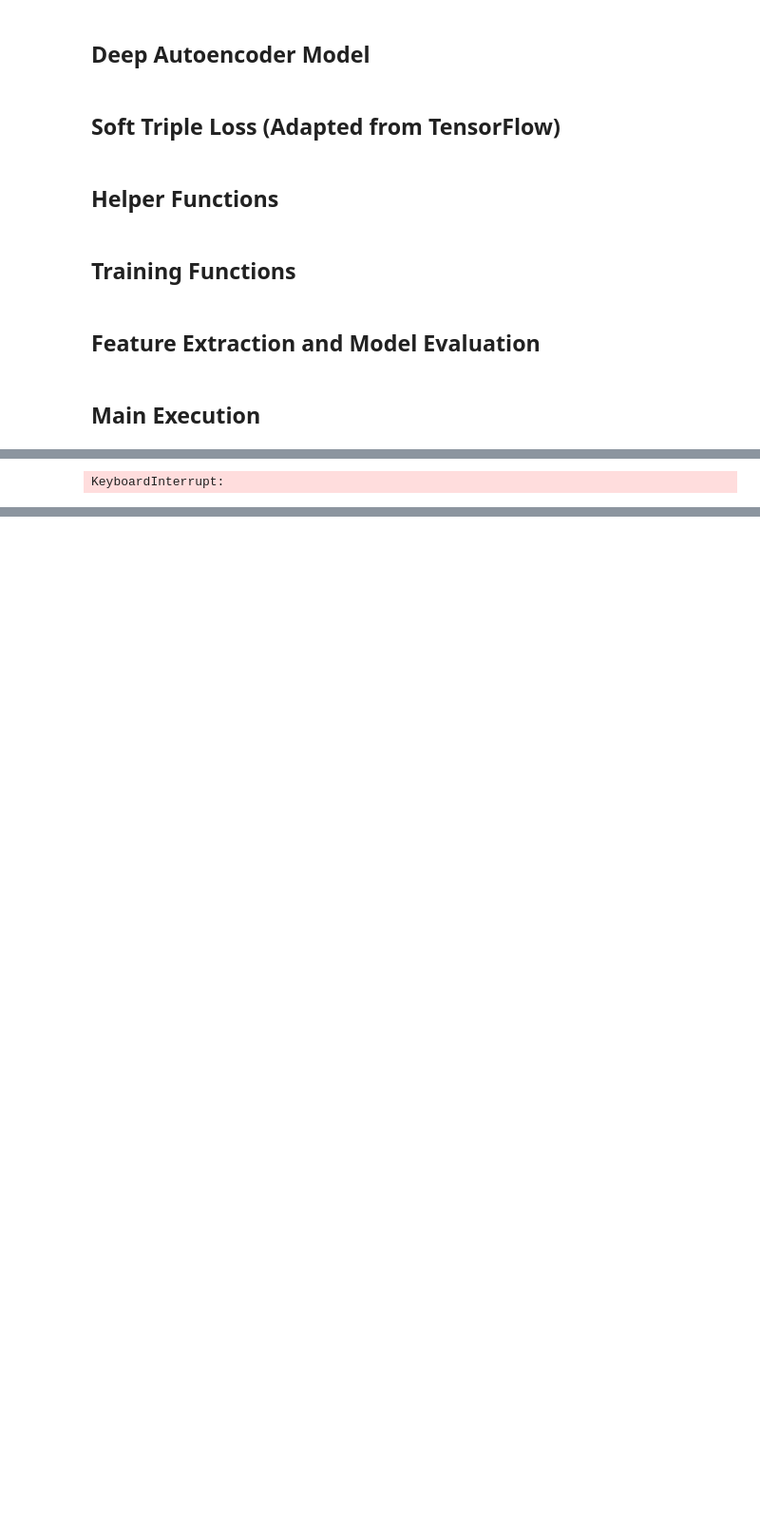
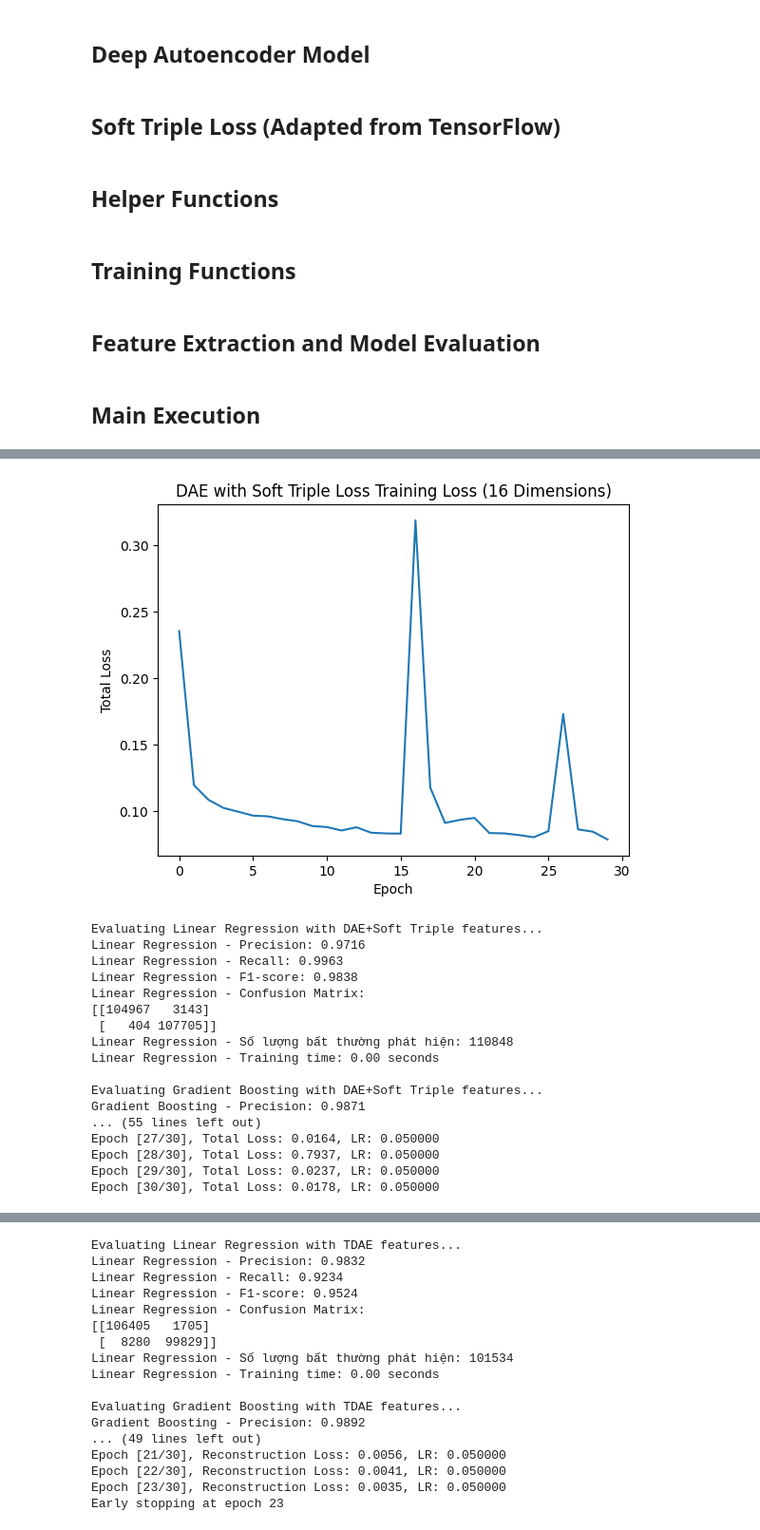
Before and after one commit to minhhieuop12/DAE-SoftTriplet, a Jupyter notebook: DSTAE.ipynb, the cells around one changed output, grey strips where cells are left out. Shown at 95% size. Cells and saved outputs as stored; diff of their text form; code cells hidden in the pictures; blank space fills up the shorter version.

```diff
--- a/DSTAE.ipynb
+++ b/DSTAE.ipynb
@@ -214,7 +212,7 @@ def magnet_loss(encoded, labels, num_clusters=8, m=8, alpha=1.0, epsilon=1e-6, m
 # %% [markdown]
 ## Training Functions
 # %%
-def train_DAE_soft_triplet(model, train_loader, optimizer, scheduler, centers, epochs=100, device='cuda', patience=10, gamma=0.1, delta=0.01, lambda_param=2.0):
+def train_DAE_soft_triplet(model, train_loader, optimizer, scheduler, centers, epochs=30, device='cuda', patience=10, gamma=0.1, delta=0.01, lambda_param=2.0):
     model.train()
     losses = []
     best_loss = float('inf')
@@ -254,7 +252,7 @@ def train_DAE_soft_triplet(model, train_loader, optimizer, scheduler, centers, e
                 break
     return losses
 
-def train_dae(model, train_loader, optimizer, scheduler, epochs=100, device='cuda', patience=10):
+def train_dae(model, train_loader, optimizer, scheduler, epochs=30, device='cuda', patience=10):
     model.train()
     losses = []
     best_loss = float('inf')
@@ -285,7 +283,7 @@ def train_dae(model, train_loader, optimizer, scheduler, epochs=100, device='cud
                 break
     return losses
 
-def train_TDAE(model, train_loader, optimizer, scheduler, epochs=100, device='cuda', patience=10):
+def train_TDAE(model, train_loader, optimizer, scheduler, epochs=30, device='cuda', patience=10):
     model.train()
     losses = []
     best_loss = float('inf')
@@ -318,7 +316,7 @@ def train_TDAE(model, train_loader, optimizer, scheduler, epochs=100, device='cu
                 break
     return losses
 
-def train_DMAE(model, train_loader, optimizer, scheduler, epochs=100, device='cuda', patience=20, alpha1=0.9, alpha2=0.01):
+def train_DMAE(model, train_loader, optimizer, scheduler, epochs=30, device='cuda', patience=20, alpha1=0.9, alpha2=0.01):
     model.train()
     losses = []
     best_loss = float('inf')
@@ -423,7 +421,7 @@ def main():
     optimizer = torch.optim.Adam(list(DAE_soft_triplet.parameters()) + [centers], lr=0.05)
     scheduler = torch.optim.lr_scheduler.ReduceLROnPlateau(optimizer, mode='min', factor=0.5, patience=10)
     start_time = time.time()
-    losses = train_DAE_soft_triplet(DAE_soft_triplet, train_loader_all, optimizer, scheduler, centers, epochs=100, device=device, gamma=0.1, delta=0.01, lambda_param=2.0)
+    losses = train_DAE_soft_triplet(DAE_soft_triplet, train_loader_all, optimizer, scheduler, centers, epochs=30, device=device, gamma=0.1, delta=0.01, lambda_param=2.0)
     soft_triplet_time = time.time() - start_time
     plt.plot(losses)
     plt.xlabel('Epoch')
@@ -457,7 +455,7 @@ def main():
     optimizer_TDAE = torch.optim.Adam(TDAE.parameters(), lr=0.05)
     scheduler_TDAE = torch.optim.lr_scheduler.ReduceLROnPlateau(optimizer_TDAE, mode='min', factor=0.5, patience=10)
     start_time = time.time()
-    losses_TDAE = train_TDAE(TDAE, train_loader_all, optimizer_TDAE, scheduler_TDAE, epochs=100, device=device)
+    losses_TDAE = train_TDAE(TDAE, train_loader_all, optimizer_TDAE, scheduler_TDAE, epochs=30, device=device)
     TDAE_time = time.time() - start_time
     plt.plot(losses_TDAE)
     plt.xlabel('Epoch')
@@ -546,7 +544,7 @@ def main():
     optimizer_DMAE = torch.optim.Adam(DMAE.parameters(), lr=0.05, betas=(0.9, 0.999))
     scheduler_DMAE = torch.optim.lr_scheduler.ReduceLROnPlateau(optimizer_DMAE, mode='min', factor=0.5, patience=10)
     start_time = time.time()
-    losses_DMAE = train_DMAE(DMAE, train_loader_all, optimizer_DMAE, scheduler_DMAE, epochs=100, device=device, alpha1=0.9, alpha2=0.01)
+    losses_DMAE = train_DMAE(DMAE, train_loader_all, optimizer_DMAE, scheduler_DMAE, epochs=30, device=device, alpha1=0.9, alpha2=0.01)
     DMAE_time = time.time() - start_time
     plt.plot(losses_DMAE)
     plt.xlabel('Epoch')
@@ -604 +616,18 @@ Epoch [2/100], Total Loss: 0.1237, LR: 0.050000
+[figure, added]
-KeyboardInterrupt:
+Evaluating Linear Regression with DAE+Soft Triple features...
+Linear Regression - Precision: 0.9716
+Linear Regression - Recall: 0.9963
+Linear Regression - F1-score: 0.9838
+Linear Regression - Confusion Matrix:
+[[104967   3143]
+ [   404 107705]]
+Linear Regression - Số lượng bất thường phát hiện: 110848
+Linear Regression - Training time: 0.00 seconds
+
+Evaluating Gradient Boosting with DAE+Soft Triple features...
+Gradient Boosting - Precision: 0.9871
+... (55 lines left out)
+Epoch [27/30], Total Loss: 0.0164, LR: 0.050000
+Epoch [28/30], Total Loss: 0.7937, LR: 0.050000
+Epoch [29/30], Total Loss: 0.0237, LR: 0.050000
+Epoch [30/30], Total Loss: 0.0178, LR: 0.050000
@@ -604,0 +635,17 @@ KeyboardInterrupt:
+Evaluating Linear Regression with TDAE features...
+Linear Regression - Precision: 0.9832
+Linear Regression - Recall: 0.9234
+Linear Regression - F1-score: 0.9524
+Linear Regression - Confusion Matrix:
+[[106405   1705]
+ [  8280  99829]]
+Linear Regression - Số lượng bất thường phát hiện: 101534
+Linear Regression - Training time: 0.00 seconds
+
+Evaluating Gradient Boosting with TDAE features...
+Gradient Boosting - Precision: 0.9892
+... (49 lines left out)
+Epoch [21/30], Reconstruction Loss: 0.0056, LR: 0.050000
+Epoch [22/30], Reconstruction Loss: 0.0041, LR: 0.050000
+Epoch [23/30], Reconstruction Loss: 0.0035, LR: 0.050000
+Early stopping at epoch 23
```
Also changed, not shown: parts of 3 cells of this notebook.
